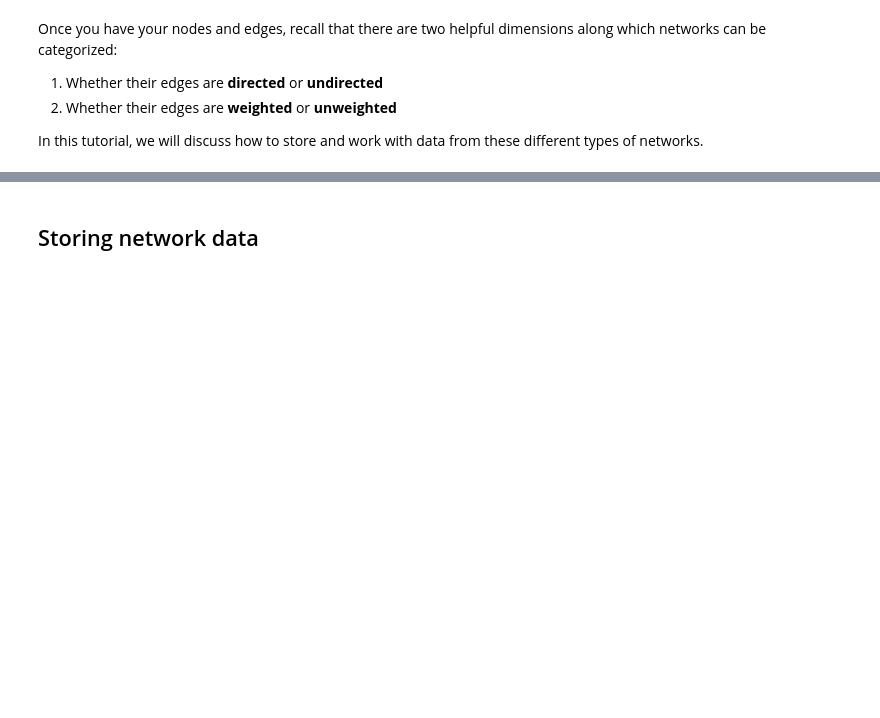
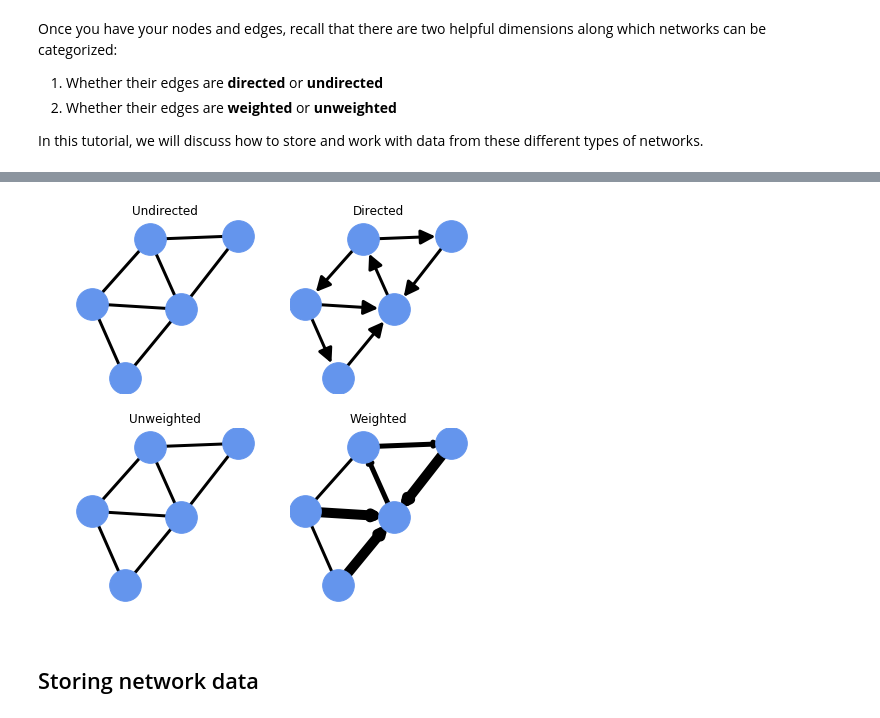
Before and after one commit to khof312/networks_tutorial, a Jupyter notebook: tutorial_part_1_analyze.ipynb, the cells around one changed output, grey strips where cells are left out. Drawn from its saved outputs; the diff is of its cells as text; code cells hidden in the pictures; blank space fills up the shorter version.

```diff
--- a/tutorial_part_1_analyze.ipynb
+++ b/tutorial_part_1_analyze.ipynb
@@ -42,3 +61,36 @@ In this tutorial, we will discuss how to store and work with data from these dif
+# %%
+H = nx.DiGraph([('A', 'B'),
+                ('A', 'E'),
+                ('B', 'C'),
+                ('B', 'D'),
+                ('C', 'D'),
+                ('D', 'A'),
+                ('E', 'D')])
+
+
+fig, ax = plt.subplots(2,2, figsize=[7,7])
+
+pos = nx.kamada_kawai_layout(H)
+nx.draw(H, pos=pos, node_color='cornflowerblue', node_size=1000, arrows=False, width=3, ax=ax[0][0])
+nx.draw(H, pos=pos, node_color='cornflowerblue', node_size=1000, arrowsize=30, width=3, ax=ax[0][1])
+nx.draw(H, pos=pos, node_color='cornflowerblue', node_size=1000, arrows=False, width=3, ax=ax[1][0])
+nx.draw(H, pos=pos, node_color='cornflowerblue', node_size=1000, arrows=False, width=3, ax=ax[1][1])
+
+heavy = [('E', 'D'), ('B', 'D'), ('C', 'D')]
+medium = [('A', 'E'), ('D', 'A')]
+
+nx.draw_networkx_edges(H, pos=pos, edgelist=heavy, width=10, ax=ax[1][1])
+nx.draw_networkx_edges(H, pos=pos, edgelist=medium, width=5, ax=ax[1][1])
+
+
+ax[0][0].set_title("Undirected")
+ax[0][1].set_title("Directed")
+ax[1][0].set_title("Unweighted")
+ax[1][1].set_title("Weighted")
+
+plt.show()
+# %% [output]
+[figure, added]
 # %% [markdown]
 ## Storing network data
 # %% [markdown]
```
Also changed, not shown: parts of 123 cells of this notebook, 11 other files.
